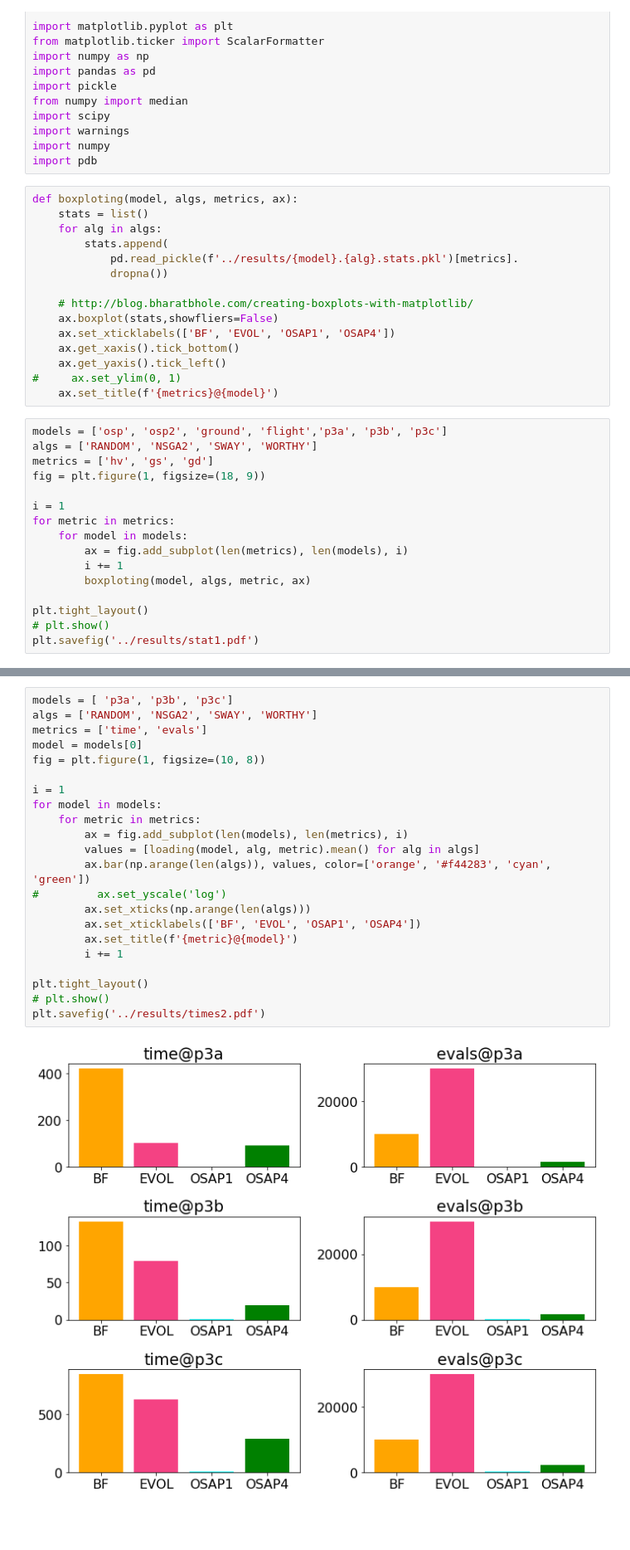
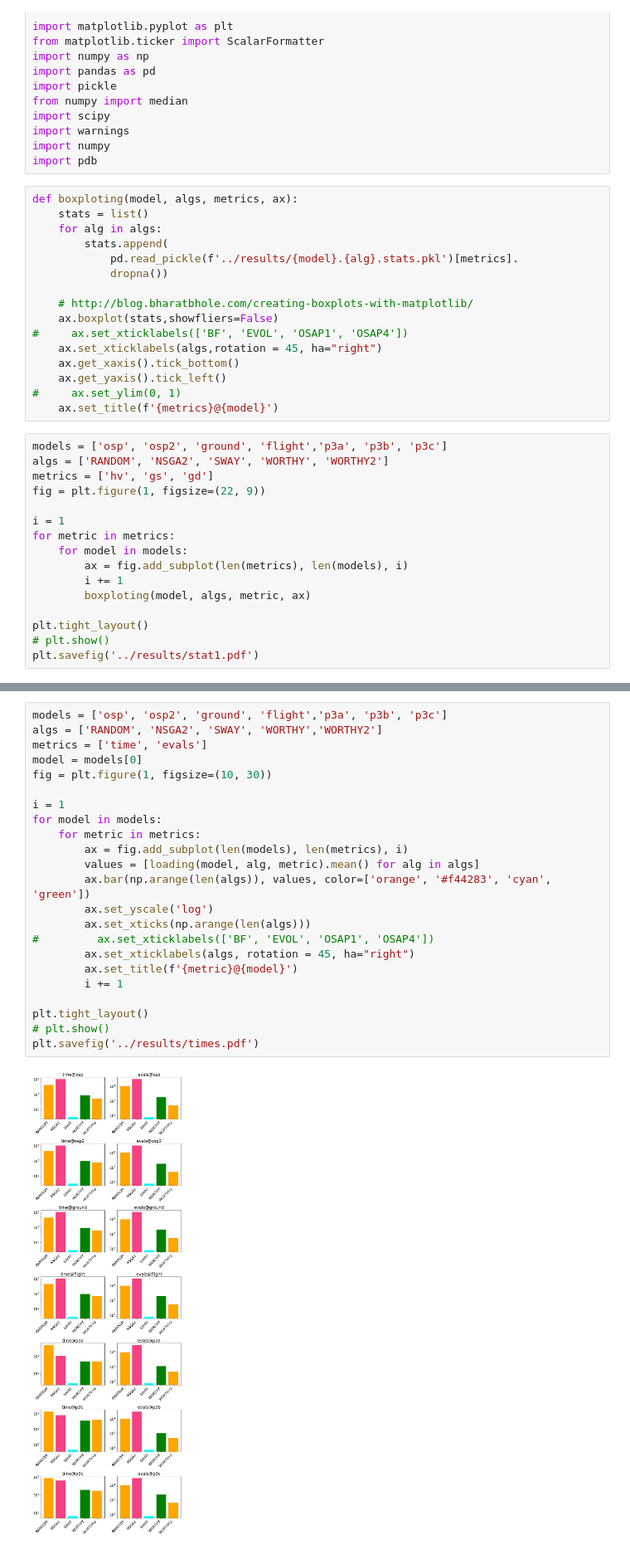
Before and after one commit to ginfung/FSSE, a Jupyter notebook: Metrics/plots.ipynb, the cells around one changed output, grey strips where cells are left out. Shown at 83% size. Saved outputs shown, nothing was run; the diff lists cells and outputs as text; blank space fills up the shorter version.

```diff
--- a/Metrics/plots.ipynb
+++ b/Metrics/plots.ipynb
@@ -49,16 +49,17 @@ def boxploting(model, algs, metrics, ax):
 
     # http://blog.bharatbhole.com/creating-boxplots-with-matplotlib/
     ax.boxplot(stats,showfliers=False)
-    ax.set_xticklabels(['BF', 'EVOL', 'OSAP1', 'OSAP4'])
+#     ax.set_xticklabels(['BF', 'EVOL', 'OSAP1', 'OSAP4'])
+    ax.set_xticklabels(algs,rotation = 45, ha="right")
     ax.get_xaxis().tick_bottom()
     ax.get_yaxis().tick_left()
 #     ax.set_ylim(0, 1)
     ax.set_title(f'{metrics}@{model}')
 # %%
 models = ['osp', 'osp2', 'ground', 'flight','p3a', 'p3b', 'p3c']
-algs = ['RANDOM', 'NSGA2', 'SWAY', 'WORTHY']
+algs = ['RANDOM', 'NSGA2', 'SWAY', 'WORTHY', 'WORTHY2']
 metrics = ['hv', 'gs', 'gd']
-fig = plt.figure(1, figsize=(18, 9))
+fig = plt.figure(1, figsize=(22, 9))
 
 i = 1
 for metric in metrics:
@@ -121,24 +118,25 @@ plt.savefig('../results/times1.pdf')
 # %%
-models = [ 'p3a', 'p3b', 'p3c']
-algs = ['RANDOM', 'NSGA2', 'SWAY', 'WORTHY']
+models = ['osp', 'osp2', 'ground', 'flight','p3a', 'p3b', 'p3c']
+algs = ['RANDOM', 'NSGA2', 'SWAY', 'WORTHY','WORTHY2']
 metrics = ['time', 'evals']
 model = models[0]
-fig = plt.figure(1, figsize=(10, 8))
+fig = plt.figure(1, figsize=(10, 30))
 
 i = 1
 for model in models:
     for metric in metrics:
         ax = fig.add_subplot(len(models), len(metrics), i)
         values = [loading(model, alg, metric).mean() for alg in algs]
         ax.bar(np.arange(len(algs)), values, color=['orange', '#f44283', 'cyan', 'green'])
-#         ax.set_yscale('log')
+        ax.set_yscale('log')
         ax.set_xticks(np.arange(len(algs)))
-        ax.set_xticklabels(['BF', 'EVOL', 'OSAP1', 'OSAP4'])
+#         ax.set_xticklabels(['BF', 'EVOL', 'OSAP1', 'OSAP4'])
+        ax.set_xticklabels(algs, rotation = 45, ha="right")
         ax.set_title(f'{metric}@{model}')
         i += 1
 
 plt.tight_layout()
 # plt.show()
-plt.savefig('../results/times2.pdf')
+plt.savefig('../results/times.pdf')
 # %% [output]
-[figure, old version]
+[figure, new version]
```
Also changed, not shown: parts of 3 cells of this notebook, 8 other files.
